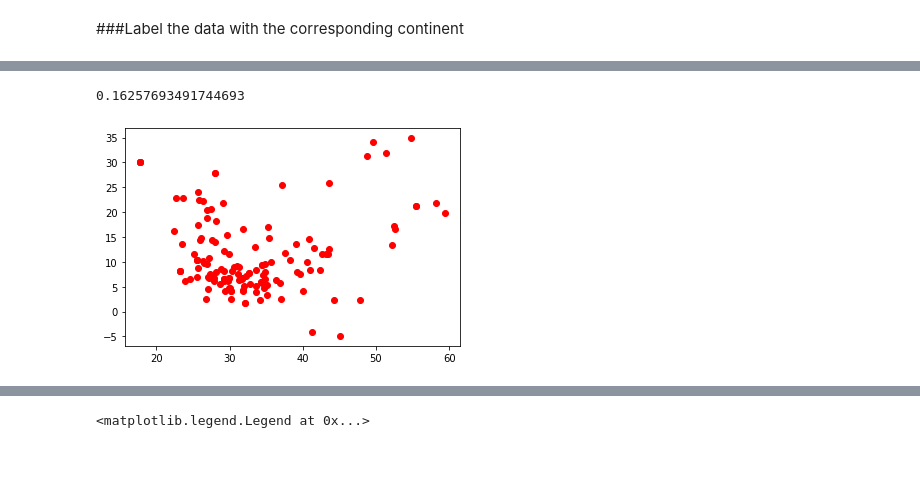
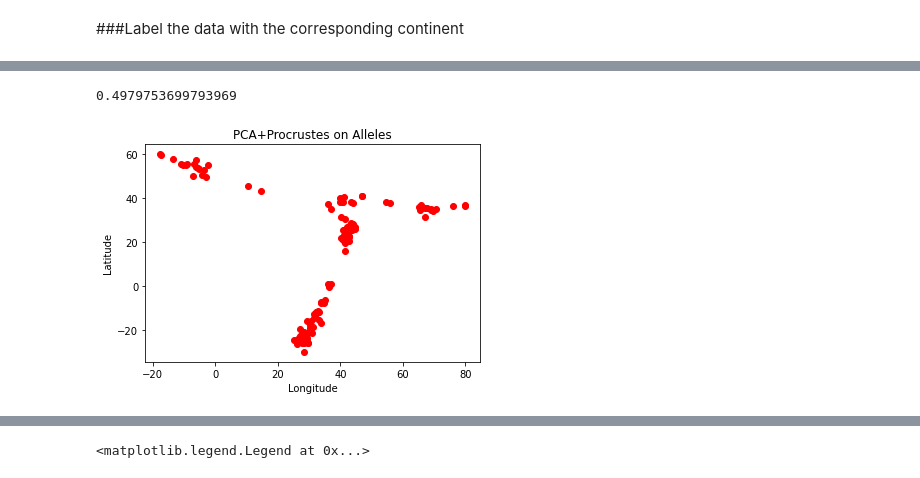
Before and after one commit to camoalon/language_genes, a Jupyter notebook: PCA.ipynb, the cells around one changed output, grey strips where cells are left out. Saved outputs shown, nothing was run; the diff lists cells and outputs as text; code cells hidden in the pictures.

```diff
--- a/PCA.ipynb
+++ b/PCA.ipynb
@@ -318,7 +383,11 @@ Text(0, 0.5, 'PC2 - 10.1%')
 # %%
-plt.scatter(Z_phonemes.T[0], Z_phonemes.T[1], c = "r")
-t0 = np.sqrt(1-d_phonemes)
+plt.scatter(Z_alleles.T[0], Z_alleles.T[1], c = "r")
+plt.title('PCA+Procrustes on Alleles')
+plt.ylabel('Latitude')
+plt.xlabel('Longitude')
+
+t0 = np.sqrt(1-d_alleles)
 print(t0)
 # %% [output]
-0.16257693491744693
+0.4979753699793969
-[figure, old version]
+[figure, new version]
```
Also changed, not shown: parts of 53 cells of this notebook.
